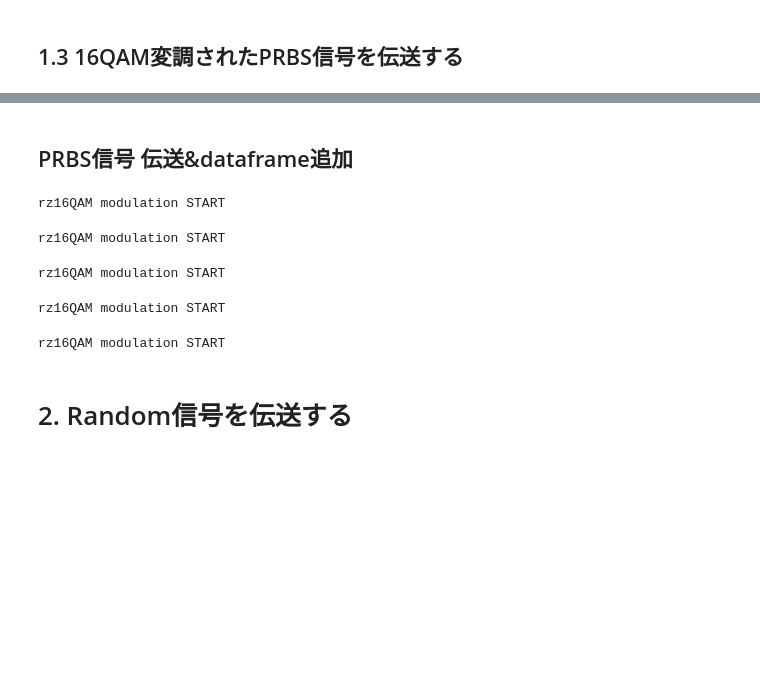
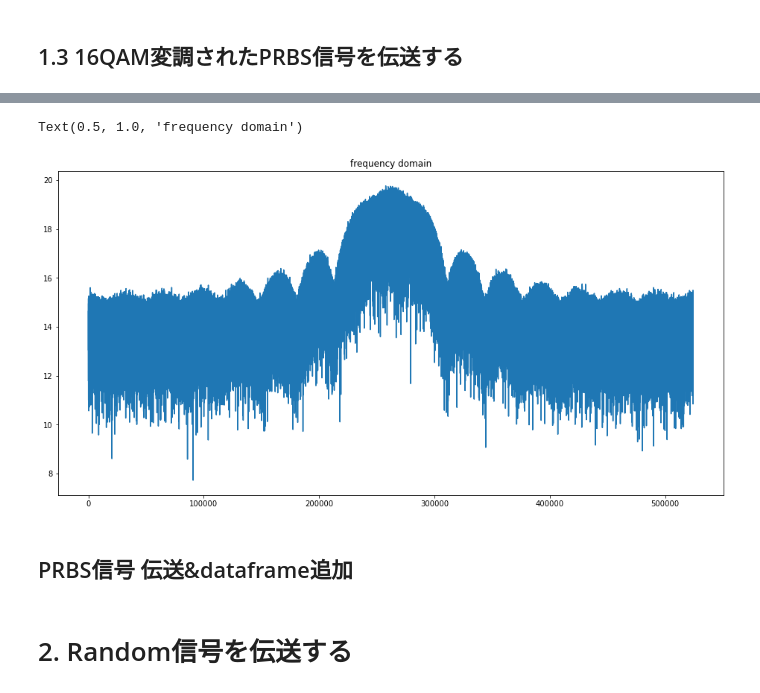
Before and after one commit to n-nooobu/masterthesis, a Jupyter notebook: src/transmission.ipynb, the cells around one changed output, grey strips where cells are left out. Cells and saved outputs as stored; diff of their text form; code cells hidden in the pictures; blank space fills up the shorter version.

```diff
--- a/src/transmission.ipynb
+++ b/src/transmission.ipynb
@@ -159,3 +162,15 @@ ax9.set_title('constellation L=500km 100%linear comp.');
+# %%
+#可視化 周波数領域
+signal_sampled = sampling_signal(signal, n, 16)
+SIGNAL = fft(signal_sampled)
+
+fig = plt.figure(figsize=(16, 8))
+ax = fig.add_subplot(1, 1, 1)
+ax.plot(np.log(abs(SIGNAL)))
+ax.set_title('frequency domain')
+# %% [output]
+Text(0.5, 1.0, 'frequency domain')
+[figure, added]
 # %% [markdown]
 ## PRBS信号 伝送&dataframe追加
 # %%
@@ -212,15 +227,9 @@ def prbs_transmission(PdBm, N):
         df = df.append(sr, ignore_index=True)
         df.to_csv(df_dir)
 # %%
-for N in [13, 14, 15, 16, 17]:
-    for PdBm in [-2, -1, 0, 1, 2, 3]:
-        prbs_transmission(PdBm, N)
+#for N in [13, 14, 15, 16, 17]:
+#    for PdBm in [-2, -1, 0, 1, 2, 3]:
+prbs_transmission(1, 13)
-# %% [output]
-rz16QAM modulation START
-rz16QAM modulation START
-rz16QAM modulation START
-rz16QAM modulation START
-rz16QAM modulation START
 # %% [markdown]
 # 2. Random信号を伝送する
 # %% [markdown]
```
Also changed, not shown: parts of 12 cells of this notebook, 7 other files.
